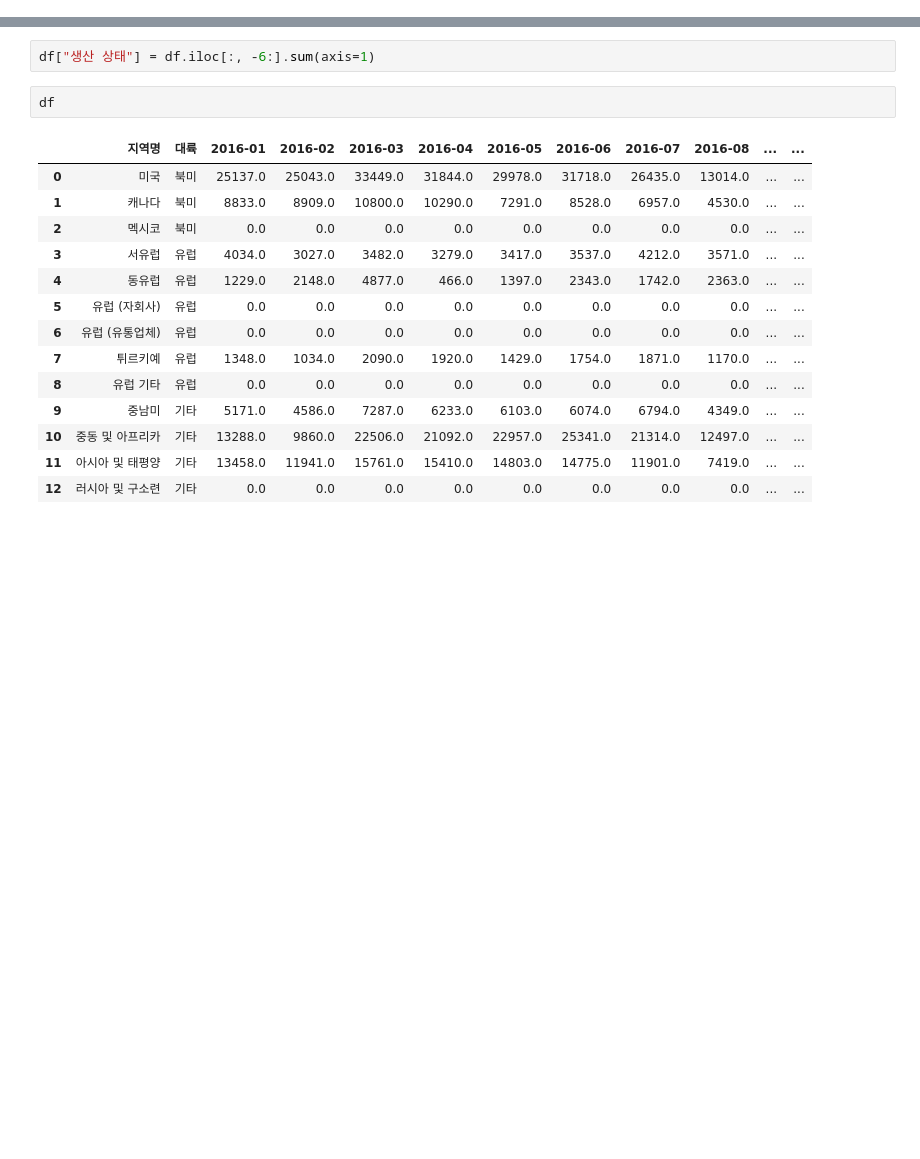
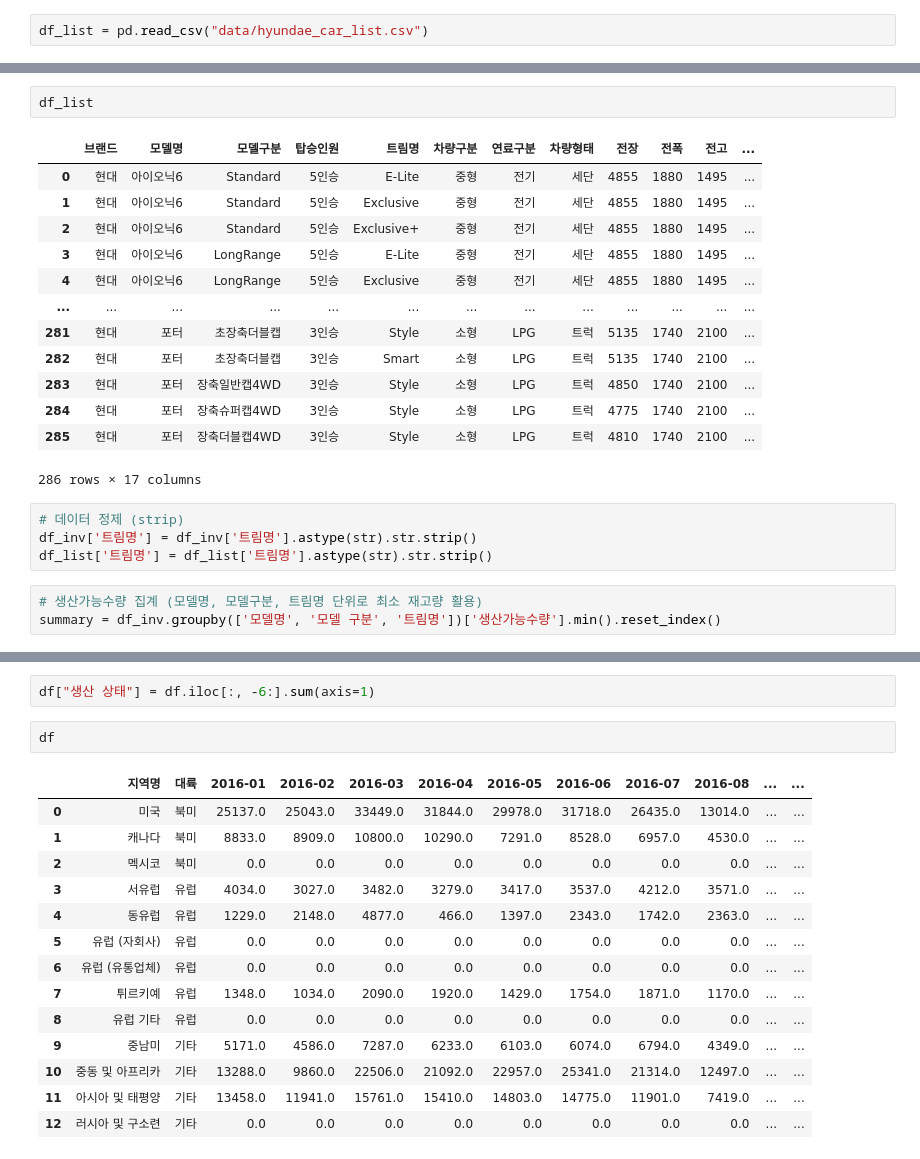
Before and after one commit to CodeWorks-hi/hyundai-crm-platform, a Jupyter notebook: preprocessing.ipynb, the cells around one changed output, grey strips where cells are left out. Cells and saved outputs as stored; diff of their text form; blank space fills up the shorter version.

```diff
--- a/preprocessing.ipynb
+++ b/preprocessing.ipynb
@@ -65,0 +7,2 @@ df.to_csv("data/test.csv", index=False)
+# %%
+df_list = pd.read_csv("data/hyundae_car_list.csv")
@@ -65,0 +25,23 @@ df.to_csv("data/test.csv", index=False)
+# %%
+df_list
+# %% [output]
+|  | 브랜드 | 모델명 | 모델구분 | 탑승인원 | 트림명 | 차량구분 | 연료구분 | 차량형태 | 전장 | 전폭 | 전고 | ... |
+| 0 | 현대 | 아이오닉6 | Standard | 5인승 | E-Lite | 중형 | 전기 | 세단 | 4855 | 1880 | 1495 | ... |
+| 1 | 현대 | 아이오닉6 | Standard | 5인승 | Exclusive | 중형 | 전기 | 세단 | 4855 | 1880 | 1495 | ... |
+| 2 | 현대 | 아이오닉6 | Standard | 5인승 | Exclusive+ | 중형 | 전기 | 세단 | 4855 | 1880 | 1495 | ... |
+| 3 | 현대 | 아이오닉6 | LongRange | 5인승 | E-Lite | 중형 | 전기 | 세단 | 4855 | 1880 | 1495 | ... |
+| 4 | 현대 | 아이오닉6 | LongRange | 5인승 | Exclusive | 중형 | 전기 | 세단 | 4855 | 1880 | 1495 | ... |
+| ... | ... | ... | ... | ... | ... | ... | ... | ... | ... | ... | ... | ... |
+| 281 | 현대 | 포터 | 초장축더블캡 | 3인승 | Style | 소형 | LPG | 트럭 | 5135 | 1740 | 2100 | ... |
+| 282 | 현대 | 포터 | 초장축더블캡 | 3인승 | Smart | 소형 | LPG | 트럭 | 5135 | 1740 | 2100 | ... |
+| 283 | 현대 | 포터 | 장축일반캡4WD | 3인승 | Style | 소형 | LPG | 트럭 | 4850 | 1740 | 2100 | ... |
+| 284 | 현대 | 포터 | 장축슈퍼캡4WD | 3인승 | Style | 소형 | LPG | 트럭 | 4775 | 1740 | 2100 | ... |
+| 285 | 현대 | 포터 | 장축더블캡4WD | 3인승 | Style | 소형 | LPG | 트럭 | 4810 | 1740 | 2100 | ... |
+286 rows × 17 columns
+# %%
+# 데이터 정제 (strip)
+df_inv['트림명'] = df_inv['트림명'].astype(str).str.strip()
+df_list['트림명'] = df_list['트림명'].astype(str).str.strip()
+# %%
+# 생산가능수량 집계 (모델명, 모델구분, 트림명 단위로 최소 재고량 활용)
+summary = df_inv.groupby(['모델명', '모델 구분', '트림명'])['생산가능수량'].min().reset_index()
```
Also changed, not shown: parts of 11 cells of this notebook, 5 other files.
